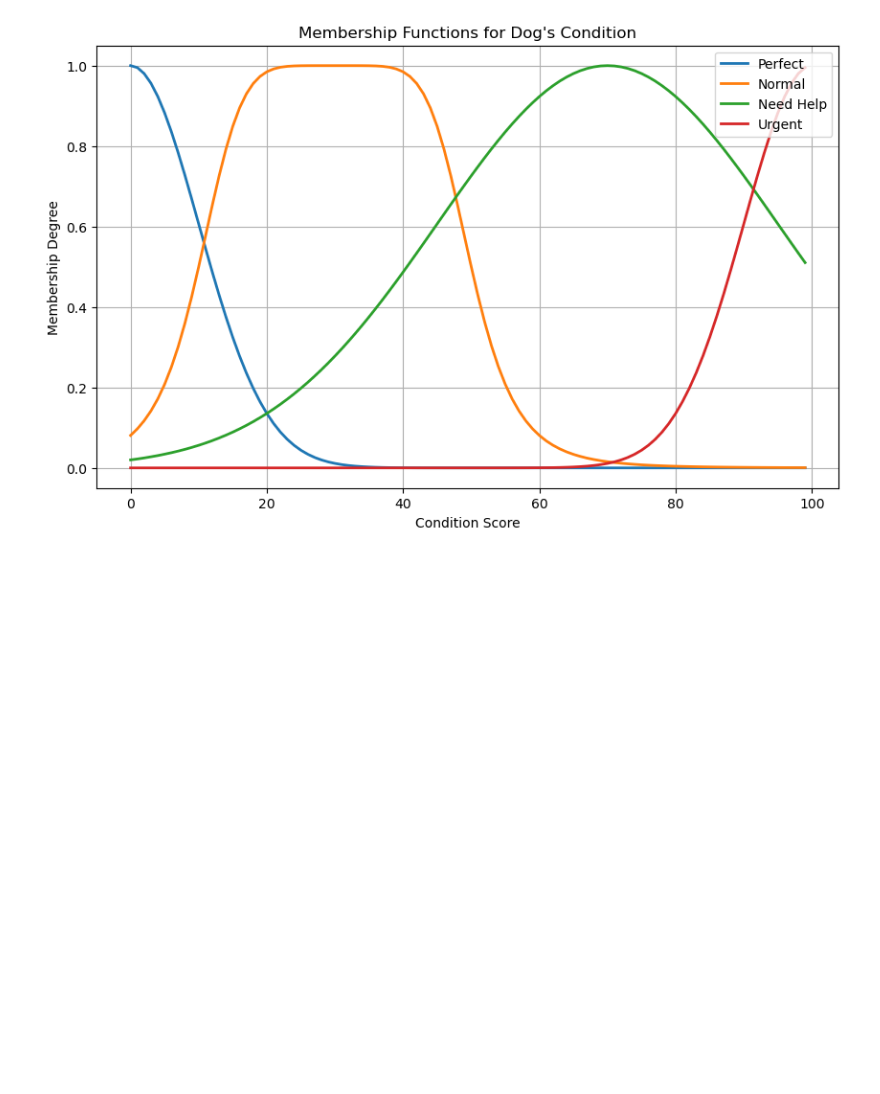
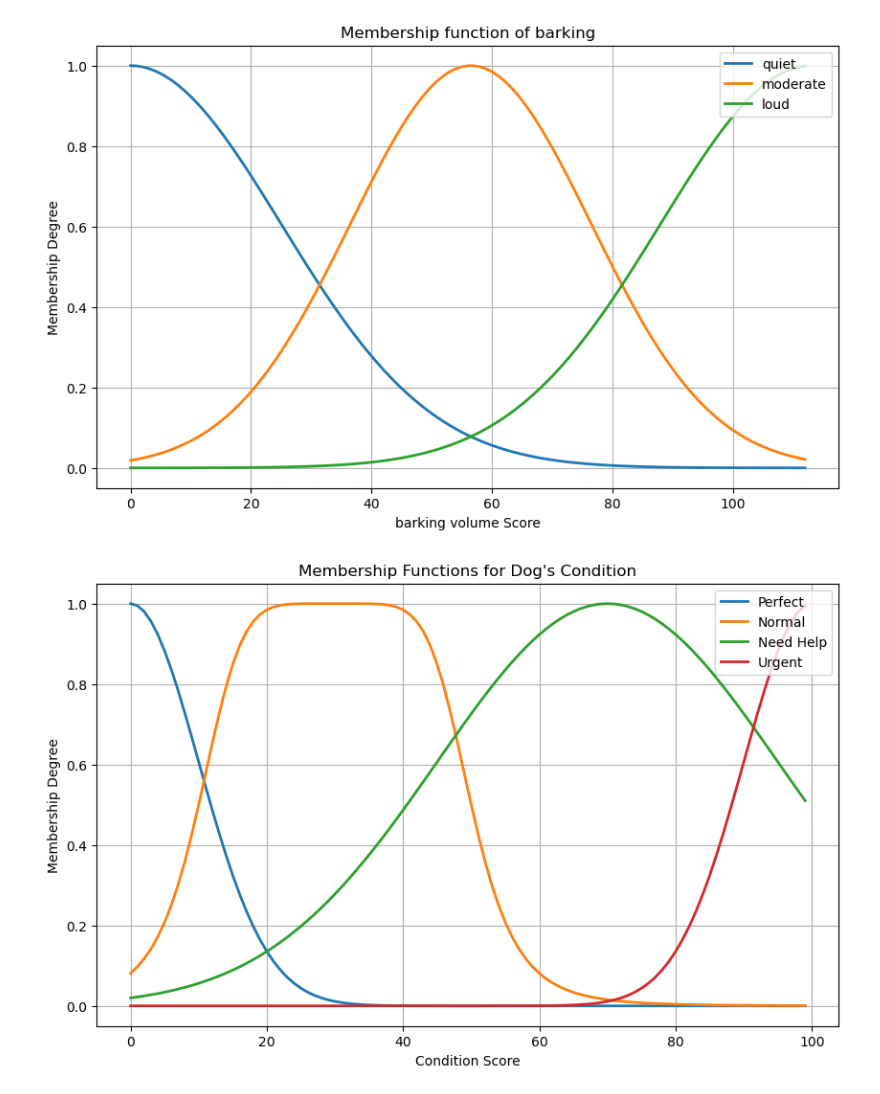
Before and after one commit to Esfod/ACIT4620-Final-Portfolio, a Jupyter notebook: main.ipynb, the cells around one changed output. Saved outputs shown, nothing was run; the diff lists cells and outputs as text; code cells hidden in the pictures; blank space fills up the shorter version.

```diff
--- a/main.ipynb
+++ b/main.ipynb
@@ -35,6 +78,27 @@ heart_rate['high'] = fuzz.gaussmf(heart_rate.universe, mean=190, sigma = 30)
 barking_volume['quiet'] = fuzz.gaussmf(barking_volume.universe, mean=0, sigma = 25)
 barking_volume['moderate'] = fuzz.gaussmf(barking_volume.universe, mean=56.5, sigma = 20)
 barking_volume['loud'] = fuzz.gaussmf(barking_volume.universe, mean=113, sigma = 25)
+# %%
+# Plotting the member function
+quiet = fuzz.gaussmf(barking_volume.universe, mean=0, sigma = 25)
+moderate = fuzz.gaussmf(barking_volume.universe, mean=56.5, sigma = 20)
+loud = fuzz.gaussmf(barking_volume.universe, mean=113, sigma = 25)
+
+plt.figure(figsize=(10, 6))
+
+plt.plot(barking_volume.universe, quiet, label='quiet', linewidth=2)
+plt.plot(barking_volume.universe, moderate, label='moderate', linewidth=2)
+plt.plot(barking_volume.universe, loud, label='loud', linewidth=2)
+
+# Add titles and labels
+plt.title("Membership function of barking")
+plt.xlabel("barking volume Score")
+plt.ylabel("Membership Degree")
+plt.legend(loc="upper right")
+plt.grid(True)
+plt.show()
+# %% [output]
+[figure, added]
 # %%
 is_dog_ok["perfect"] = fuzz.gaussmf(is_dog_ok.universe, mean=0, sigma = 15)
 is_dog_ok["normal"] = fuzz.gbellmf(x = is_dog_ok.universe, a = 15, b = 4, c = 30)
```
Also changed, not shown: parts of 3 cells of this notebook.
